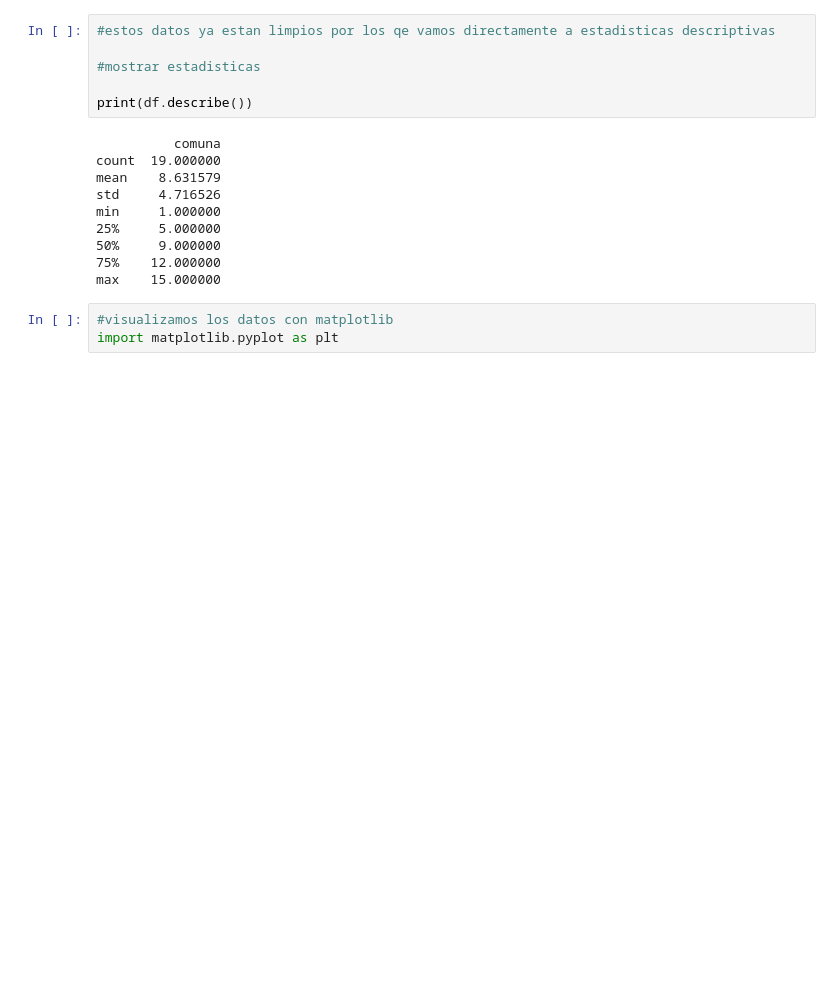
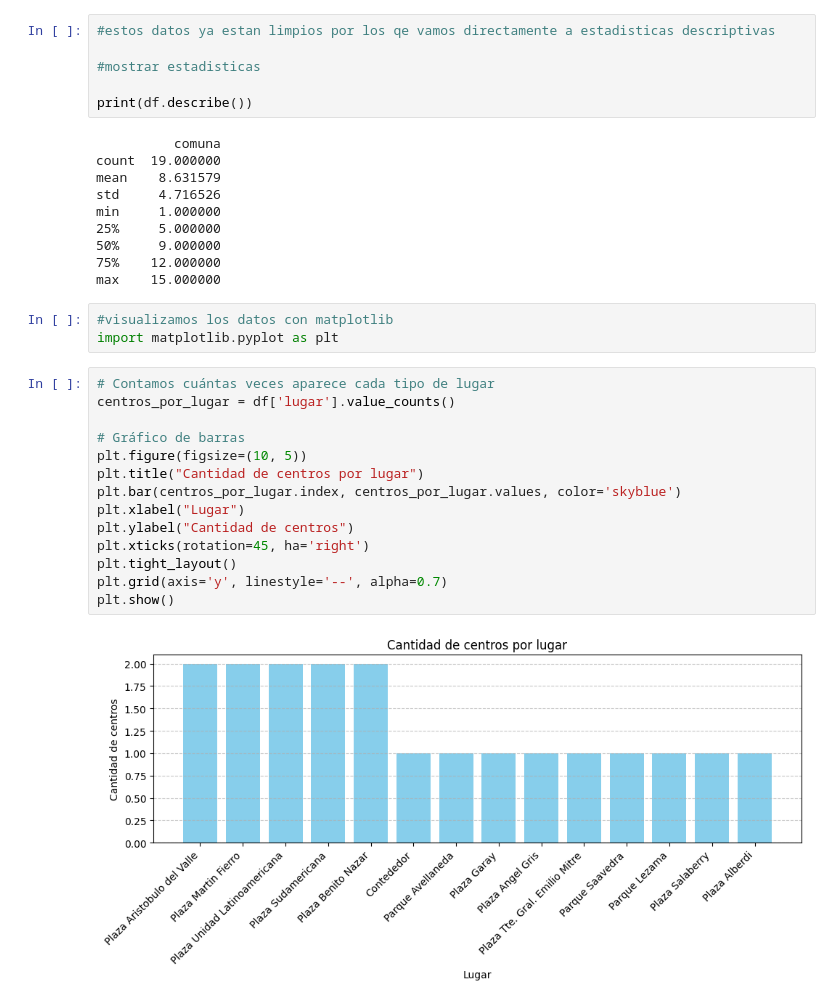
Before and after one commit to ayecspp/veterinarias_moviles_bigdata, a Jupyter notebook: bigdata.ipynb, the cells around one changed output. Drawn from its saved outputs; the diff is of its cells as text; blank space fills up the shorter version.

```diff
--- a/bigdata.ipynb
+++ b/bigdata.ipynb
@@ -101,6 +101,22 @@ max    15.000000
 # %%
 #visualizamos los datos con matplotlib
 import matplotlib.pyplot as plt
+# %%
+# Contamos cuántas veces aparece cada tipo de lugar
+centros_por_lugar = df['lugar'].value_counts()
+
+# Gráfico de barras
+plt.figure(figsize=(10, 5))
+plt.title("Cantidad de centros por lugar")
+plt.bar(centros_por_lugar.index, centros_por_lugar.values, color='skyblue')
+plt.xlabel("Lugar")
+plt.ylabel("Cantidad de centros")
+plt.xticks(rotation=45, ha='right')
+plt.tight_layout()
+plt.grid(axis='y', linestyle='--', alpha=0.7)
+plt.show()
+# %% [output]
+[figure, added]
 # %%
 # Agrupamos por día y contamos cuántos centros hay cada día
 centros_por_dia = df['dias'].value_counts().sort_index()
```
Also changed, not shown: parts of 3 cells of this notebook, 2 other files.
